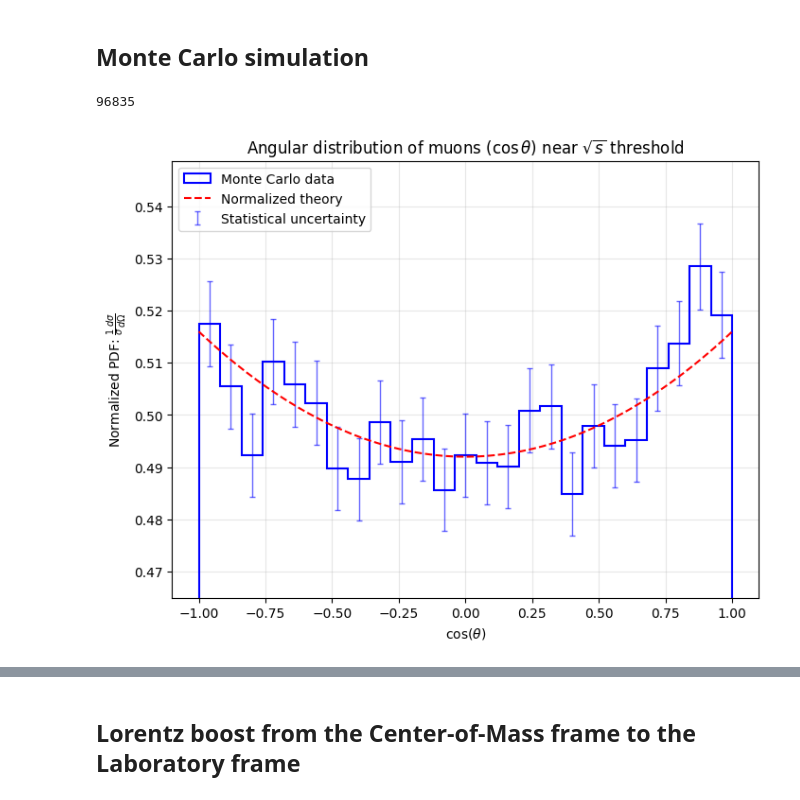
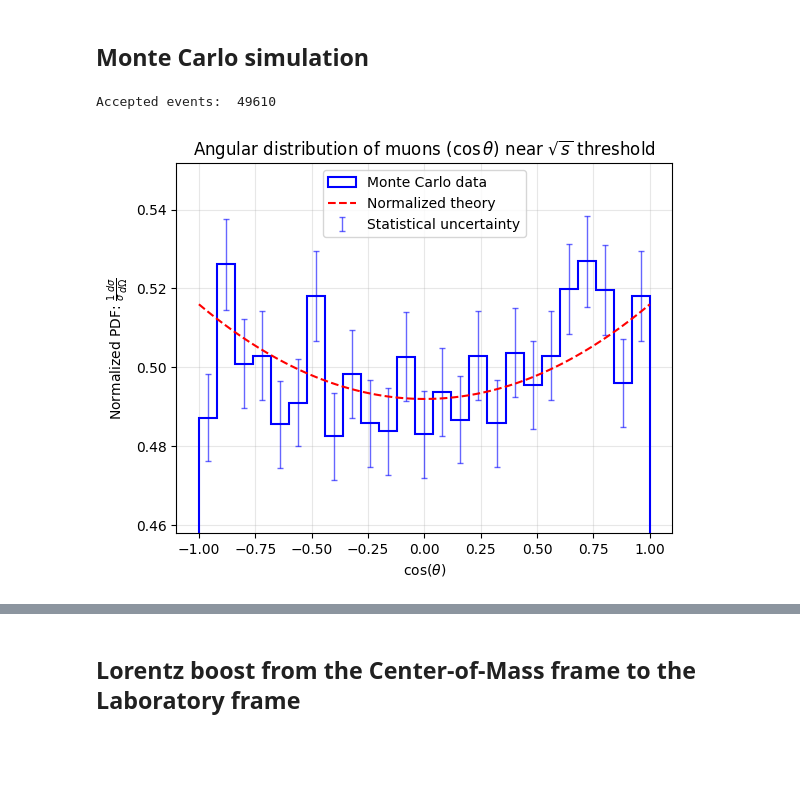
Before and after one commit to marcolorenzato00/LCP_Project, a Jupyter notebook: Project.ipynb, the cells around one changed output, grey strips where cells are left out. Saved outputs shown, nothing was run; the diff lists cells and outputs as text; code cells hidden in the pictures; blank space fills up the shorter version.

```diff
--- a/Project.ipynb
+++ b/Project.ipynb
@@ -143,40 +126,40 @@ plt.show()
 [figure]
 # %% [markdown]
 ## Monte Carlo simulation
+# %%
+def montecarlo(n):
+    # Generate random uniform values for cos(theta)
+    cos = np.random.uniform(-1, 1, n)
+
+    # Generate random numbers for acceptance-rejection method
+    y = np.random.uniform(0, 1, n)       # 1 o cross_section_norm(s, 1)
+
+    # Select accepted events
+    accepted = cos[y < cross_section_norm(s, cos)]
+    print("Accepted events: ", len(accepted))
+
+    return accepted
 # %%
 n = 100000
 
-# Generate random uniform values for cos(theta)
-u = np.random.uniform(-1, 1, n)
+cos = montecarlo(n)
 
-# Generate random numbers for acceptance-rejection method
-r = np.random.uniform(0, cross_section_norm(s, 1), n)
+# Random azimuthal angle in CM frame
+phi = np.random.uniform(0, 2*np.pi, len(cos))
 
-# Select accepted events
-v = u[r < cross_section_norm(s, u)]
-print(len(v))
 
-plt.figure(figsize=(8, 6))
 
-plot_data(v)
+
+plot_data(cos)
 plot_theory(s)
-
-#hist, bin_edges = np.histogram(v, bins=25, density=True)
-#bin_centers = (bin_edges[:-1] + bin_edges[1:]) / 2.
-#plt.step(bin_centers, hist, where='mid', label="Monte Carlo (accepted events)")
-#
-## Normalized theoretical curve
-#cos_range = np.linspace(-1, 1, 50)
-#plt.plot(cos_range, cross_section_norm(s, cos_range), 'r--', label="Normalized theory")
-
 
 plt.xlabel(r"$\cos(\theta)$")
 plt.ylabel(r"Normalized PDF: $\frac{1}{\sigma}\frac{d\sigma}{d\Omega}$")
 plt.title(r"Angular distribution of muons ($\cos \theta$) near $\sqrt{s}$ threshold")
 
 plt.legend()
 plt.grid(alpha=0.3)
 plt.show()
 # %% [output]
-96835
+Accepted events:  49610
-[figure, old version]
+[figure, new version]
```
Also changed, not shown: parts of 19 cells of this notebook.
